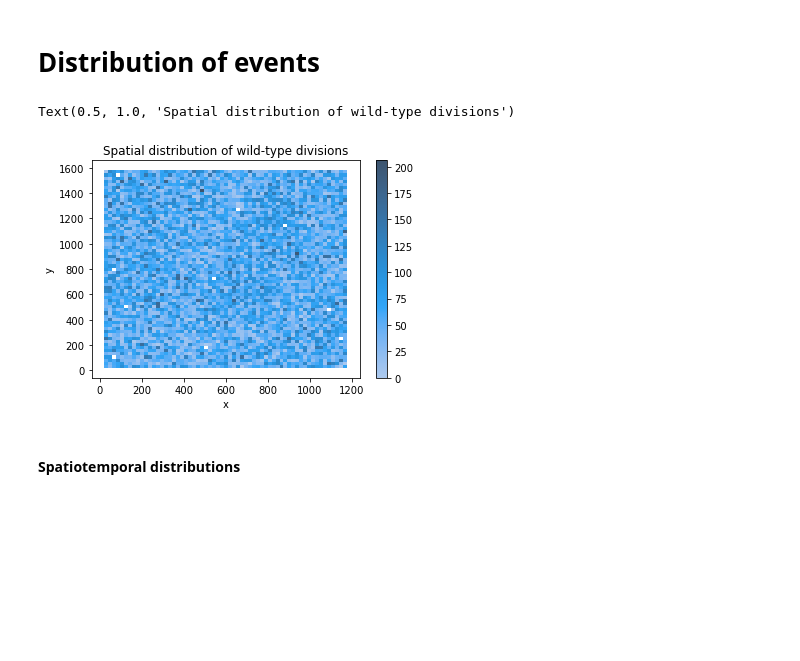
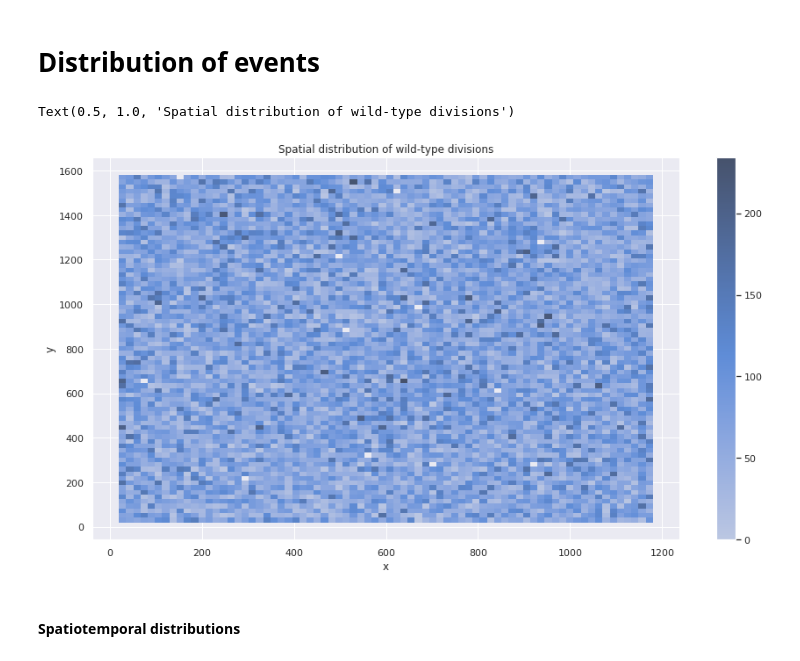
Before and after one commit to nthndy/cell-comp-analysis, a Jupyter notebook: radial_analysis/radial_analysis_lite.ipynb, the cells around one changed output. Drawn from its saved outputs; the diff is of its cells as text; code cells hidden in the pictures; blank space fills up the shorter version.

```diff
--- a/radial_analysis/radial_analysis_lite.ipynb
+++ b/radial_analysis/radial_analysis_lite.ipynb
@@ -192,9 +264,6 @@ event_files
  '/home/nathan/data/results/radial_analysis_output/follow/raw_lists/1600.1600/scr_apop_wt_div_xyt/1600.1600/GV0802_Pos5_Scr_-1023_N_events_wt_rad_1600_t_range_1600_focal_txy_1091_888_276.csv',
  '/home/nathan/data/results/radial_analysis_output/follow/raw_lists/1600.1600/scr_apop_wt_div_xyt/1600.1600/GV0802_Pos5_Scr_-1090_N_events_wt_rad_1600_t_range_1600_focal_txy_1031_324_156.csv',
  ...]
-# %%
-### cannot process full data set - kernel crashes
-event_files = event_files[0:1000]
 # %%
 ### how much to crop the spatial measurements to avoid boundary effects
 crop_amount = 20
@@ -216,0 +270,5 @@ N_events_df['Distance from apoptosis'] = N_events_df['Distance from apoptosis']/
+# %%
+N_events_df = load_radial_df(event_files,
+                             R = None,
+                             crop_amount = crop_amount,
+                             streamline = False)
@@ -233,11 +293,11 @@ N_events_df
 # %% [markdown]
 # Distribution of events
 # %%
-sbs.histplot(N_events_df, x = 'x', y = 'y', cbar = True,)
+sns.histplot(N_events_df, x = 'x', y = 'y', cbar = True,)
 plt.title('Spatial distribution of wild-type divisions')
 # %% [output]
 Text(0.5, 1.0, 'Spatial distribution of wild-type divisions')
-[figure, old version]
+[figure, new version]
 # %% [markdown]
 #### Spatiotemporal distributions
 # %%
```
Also changed, not shown: parts of 76 cells of this notebook, 2 other files.
